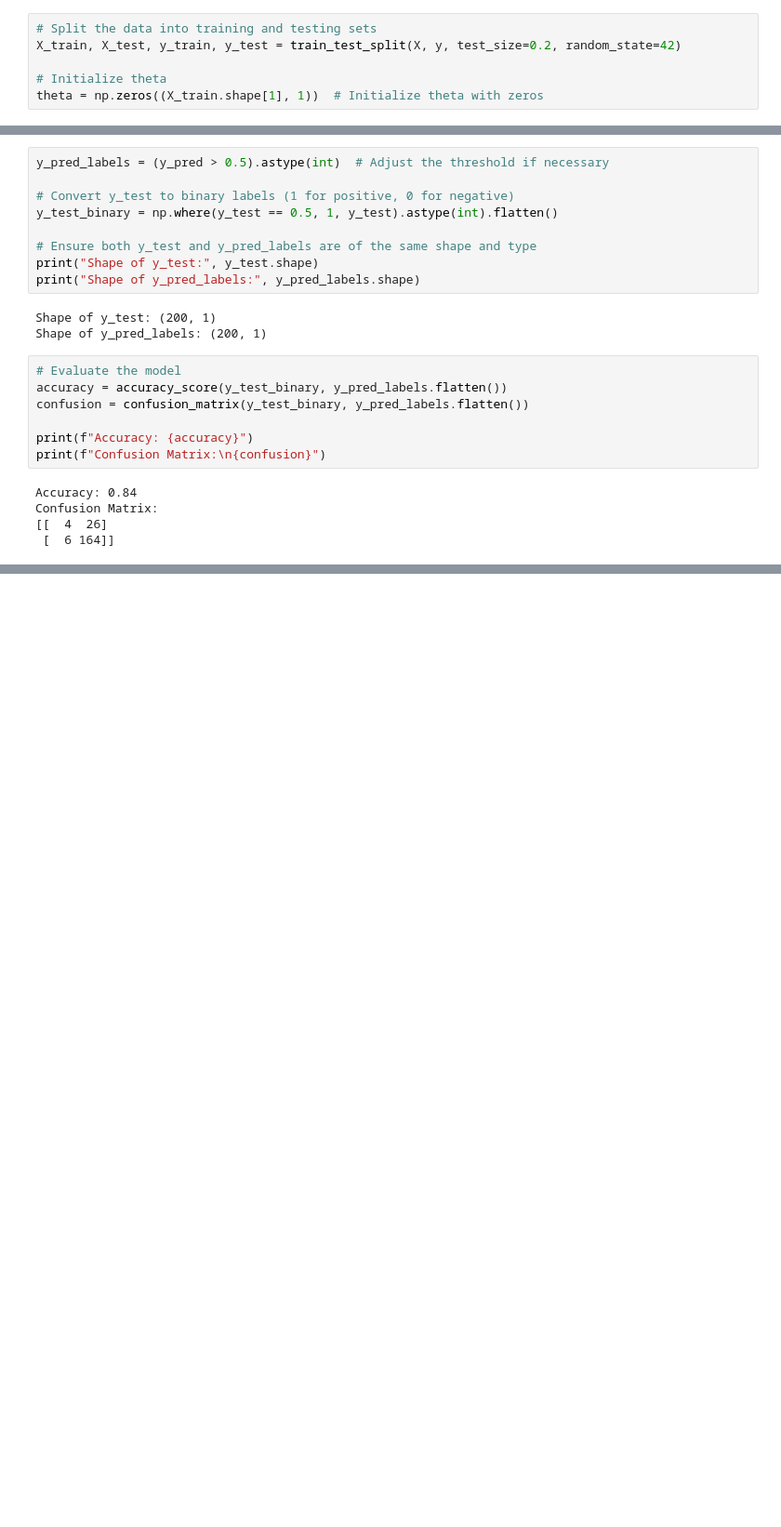
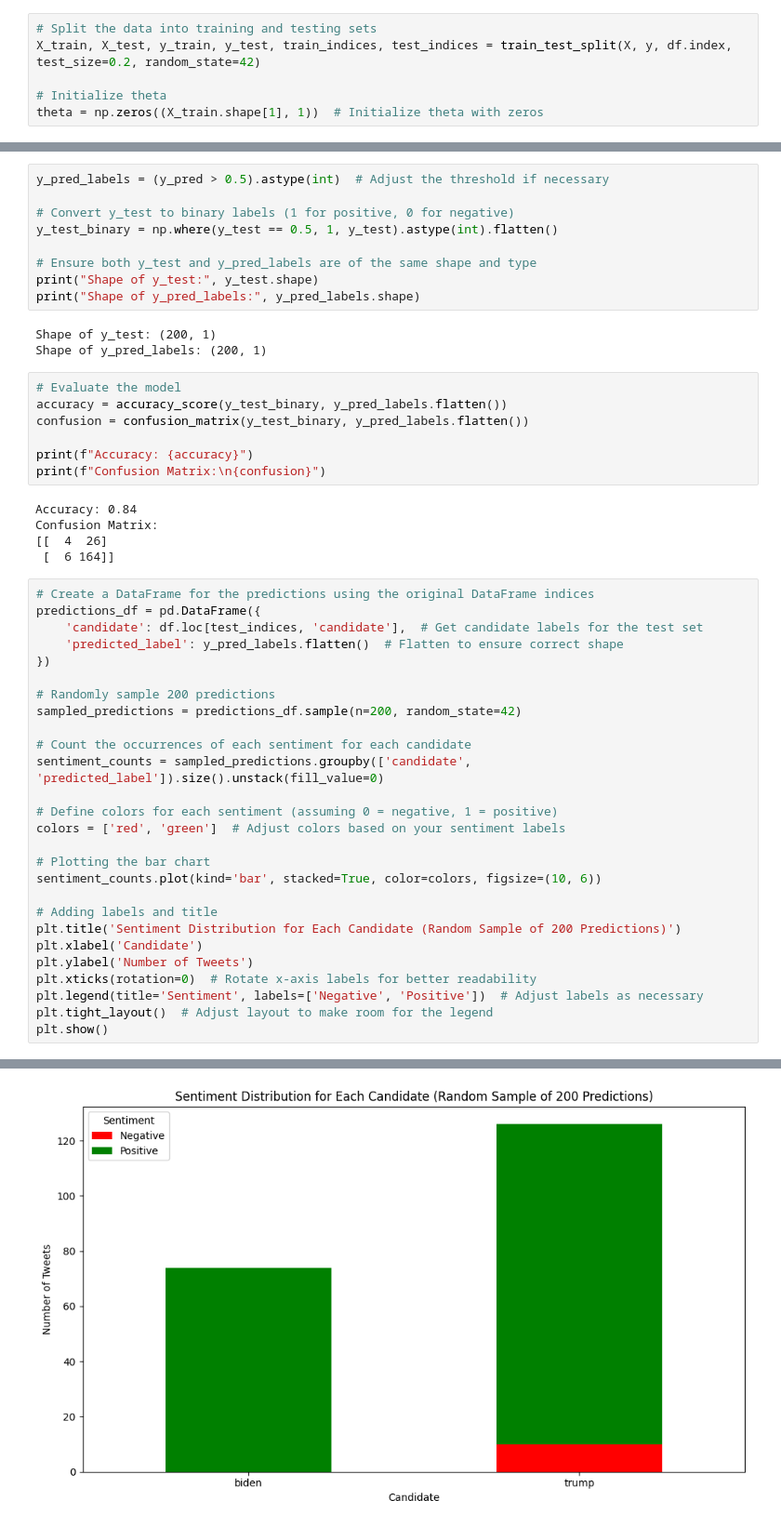
Before and after one commit to renatovfreitas/DataCircle_Twitter_Project, a Jupyter notebook: twitterSentimentLR.ipynb, the cells around one changed output, grey strips where cells are left out. Shown at 93% size. Drawn from its saved outputs; the diff is of its cells as text; blank space fills up the shorter version.

```diff
--- a/twitterSentimentLR.ipynb
+++ b/twitterSentimentLR.ipynb
@@ -162,7 +161,7 @@ for i, tweet in enumerate(df['processed_tweets']):
 X[:, 0] = 1  # Bias term
 # %%
 # Split the data into training and testing sets
-X_train, X_test, y_train, y_test = train_test_split(X, y, test_size=0.2, random_state=42)
+X_train, X_test, y_train, y_test, train_indices, test_indices = train_test_split(X, y, df.index, test_size=0.2, random_state=42)
 
 # Initialize theta
 theta = np.zeros((X_train.shape[1], 1))  # Initialize theta with zeros
@@ -235,3 +234,31 @@ Accuracy: 0.84
 Confusion Matrix:
 [[  4  26]
  [  6 164]]
+# %%
+# Create a DataFrame for the predictions using the original DataFrame indices
+predictions_df = pd.DataFrame({
+    'candidate': df.loc[test_indices, 'candidate'],  # Get candidate labels for the test set
+    'predicted_label': y_pred_labels.flatten()  # Flatten to ensure correct shape
+})
+
+# Randomly sample 200 predictions
+sampled_predictions = predictions_df.sample(n=200, random_state=42)
+
+# Count the occurrences of each sentiment for each candidate
+sentiment_counts = sampled_predictions.groupby(['candidate', 'predicted_label']).size().unstack(fill_value=0)
+
+# Define colors for each sentiment (assuming 0 = negative, 1 = positive)
+colors = ['red', 'green']  # Adjust colors based on your sentiment labels
+
+# Plotting the bar chart
+sentiment_counts.plot(kind='bar', stacked=True, color=colors, figsize=(10, 6))
+
+# Adding labels and title
+plt.title('Sentiment Distribution for Each Candidate (Random Sample of 200 Predictions)')
+plt.xlabel('Candidate')
+plt.ylabel('Number of Tweets')
+plt.xticks(rotation=0)  # Rotate x-axis labels for better readability
+plt.legend(title='Sentiment', labels=['Negative', 'Positive'])  # Adjust labels as necessary
+plt.tight_layout()  # Adjust layout to make room for the legend
+plt.show()
+# %% [output]
@@ -237,0 +270 @@ Confusion Matrix:
+[figure, added]
```
Also changed, not shown: parts of 8 cells of this notebook.
